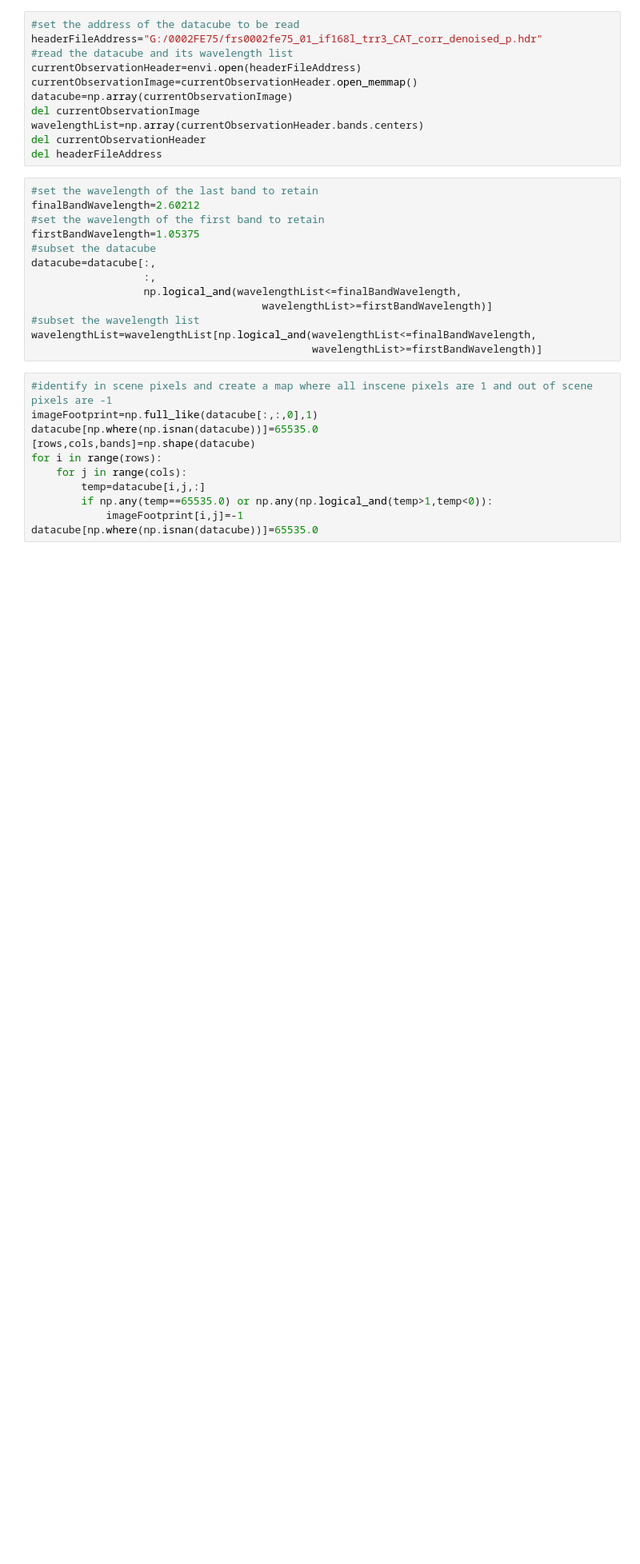
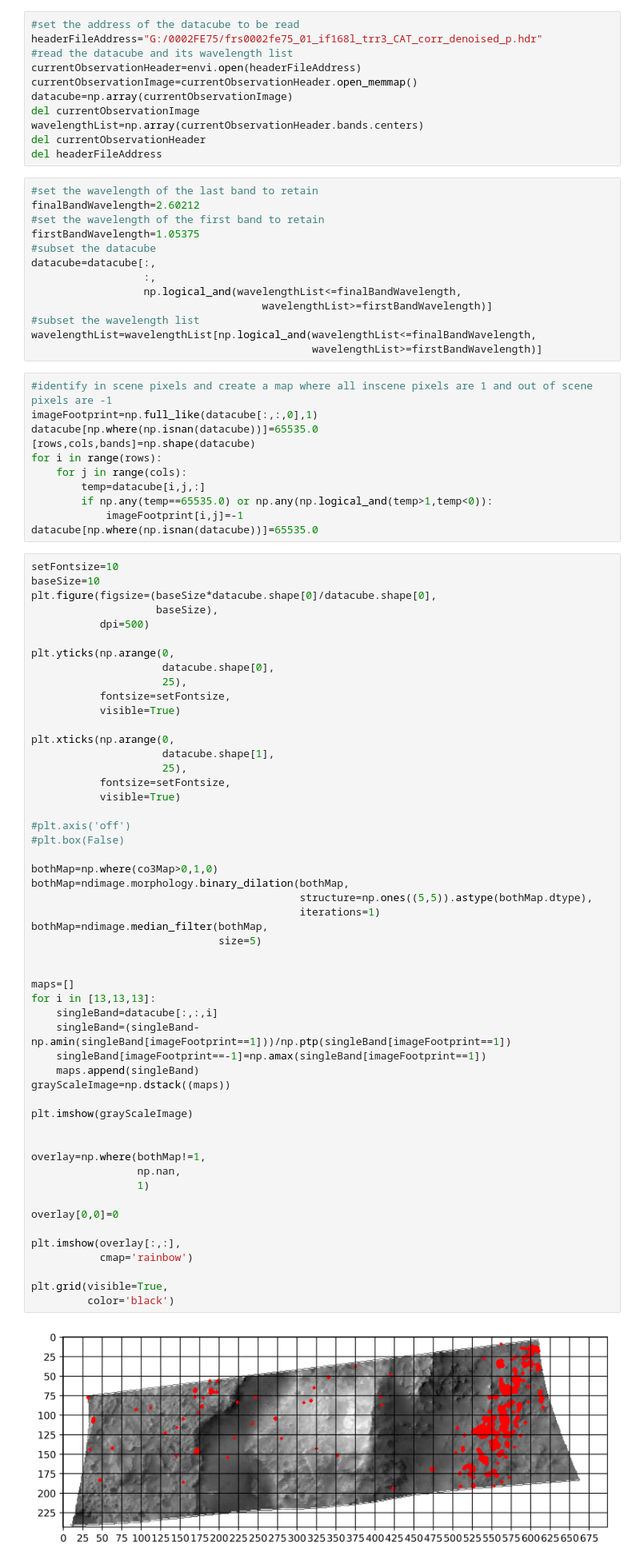
Before and after one commit to sdhoundiyal/IBG-paper, a Jupyter notebook: Algorithm and imaging/spectra colection and reading numpy saved.ipynb, the cells around one changed output. Shown at 80% size. Drawn from its saved outputs; the diff is of its cells as text; blank space fills up the shorter version.

```diff
--- a/Algorithm and imaging/spectra colection and reading numpy saved.ipynb
+++ b/Algorithm and imaging/spectra colection and reading numpy saved.ipynb
@@ -64,4 +64,58 @@ for i in range(rows):
         if np.any(temp==65535.0) or np.any(np.logical_and(temp>1,temp<0)):
             imageFootprint[i,j]=-1
 datacube[np.where(np.isnan(datacube))]=65535.0
+# %%
+setFontsize=10
+baseSize=10
+plt.figure(figsize=(baseSize*datacube.shape[0]/datacube.shape[0],
+                    baseSize),
+           dpi=500)
+
+plt.yticks(np.arange(0,
+                     datacube.shape[0],
+                     25),
+           fontsize=setFontsize,
+           visible=True)
+
+plt.xticks(np.arange(0,
+                     datacube.shape[1],
+                     25),
+           fontsize=setFontsize,
+           visible=True)
+
+#plt.axis('off')
+#plt.box(False)
+
+bothMap=np.where(co3Map>0,1,0)
+bothMap=ndimage.morphology.binary_dilation(bothMap,
+                                           structure=np.ones((5,5)).astype(bothMap.dtype),
+                                           iterations=1)
+bothMap=ndimage.median_filter(bothMap,
+                              size=5)
+
+
+maps=[]
+for i in [13,13,13]:
+    singleBand=datacube[:,:,i]
+    singleBand=(singleBand-np.amin(singleBand[imageFootprint==1]))/np.ptp(singleBand[imageFootprint==1])
+    singleBand[imageFootprint==-1]=np.amax(singleBand[imageFootprint==1])
+    maps.append(singleBand)
+grayScaleImage=np.dstack((maps))
+
+plt.imshow(grayScaleImage)
+
+
+overlay=np.where(bothMap!=1,
+                 np.nan,
+                 1)
+
+overlay[0,0]=0
+
+plt.imshow(overlay[:,:],
+           cmap='rainbow')
+
+plt.grid(visible=True,
+         color='black')
+# %% [output]
+[figure, added]
 # %%
```
Also changed, not shown: parts of 1 cell of this notebook.
